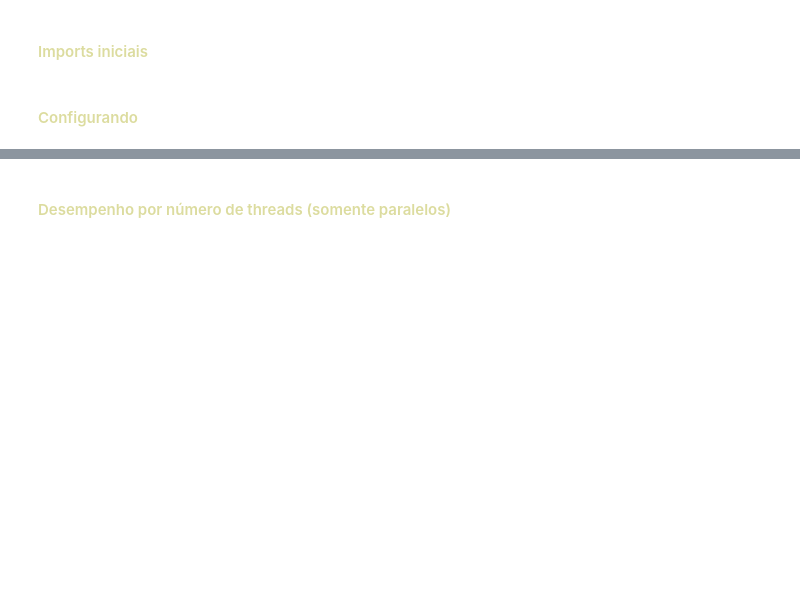
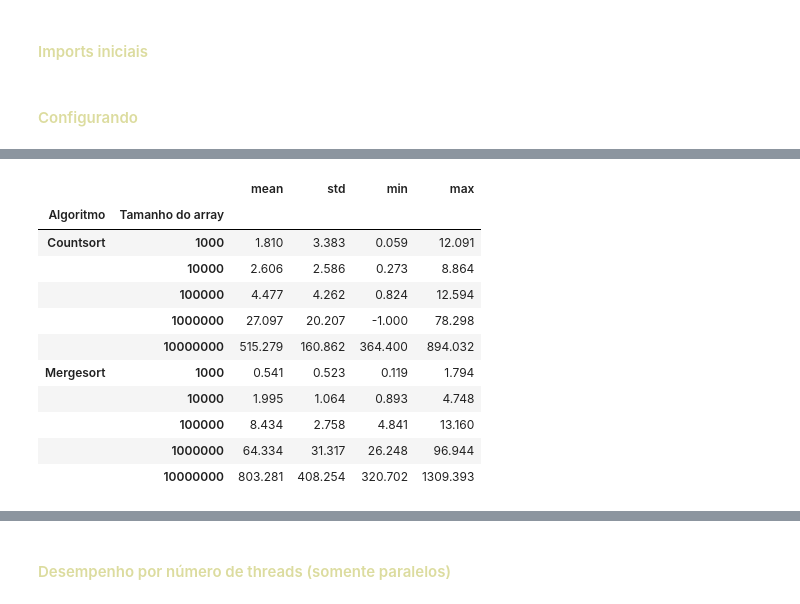
Before and after one commit to MauricioCE/trabalho_av2_comp_paralela, a Jupyter notebook: PYTHON/graficos.ipynb, the cells around one changed output, grey strips where cells are left out. Drawn from its saved outputs; the diff is of its cells as text; code cells hidden in the pictures; blank space fills up the shorter version.

```diff
--- a/PYTHON/graficos.ipynb
+++ b/PYTHON/graficos.ipynb
@@ -22,0 +90,17 @@ df.groupby("Tipo")["Duração (ms)"].describe()
+# %%
+df.groupby(["Algoritmo", "Tamanho do array"])["Duração (ms)"].agg(
+    ["mean", "std", "min", "max"]
+).round(3)
+# %% [output]
+|  |  | mean | std | min | max |
+| Algoritmo | Tamanho do array |  |  |  |  |
+| Countsort | 1000 | 1.810 | 3.383 | 0.059 | 12.091 |
+|  | 10000 | 2.606 | 2.586 | 0.273 | 8.864 |
+|  | 100000 | 4.477 | 4.262 | 0.824 | 12.594 |
+|  | 1000000 | 27.097 | 20.207 | -1.000 | 78.298 |
+|  | 10000000 | 515.279 | 160.862 | 364.400 | 894.032 |
+| Mergesort | 1000 | 0.541 | 0.523 | 0.119 | 1.794 |
+|  | 10000 | 1.995 | 1.064 | 0.893 | 4.748 |
+|  | 100000 | 8.434 | 2.758 | 4.841 | 13.160 |
+|  | 1000000 | 64.334 | 31.317 | 26.248 | 96.944 |
+|  | 10000000 | 803.281 | 408.254 | 320.702 | 1309.393 |
```
Also changed, not shown: parts of 15 cells of this notebook, 8 other files.
